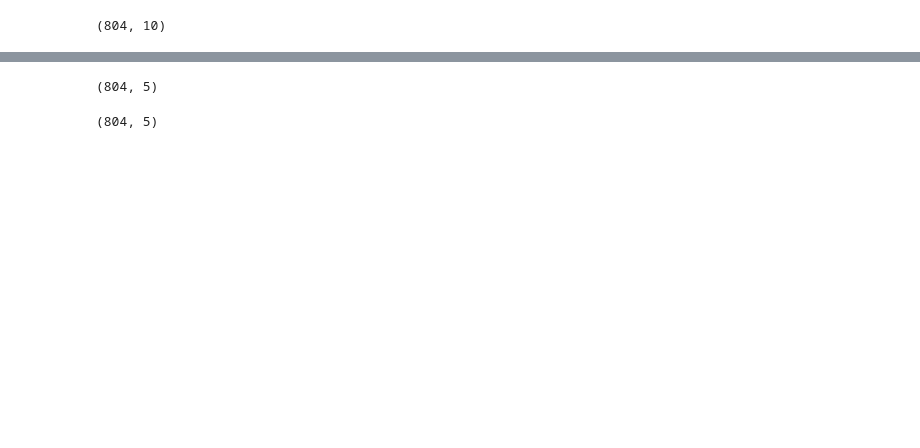
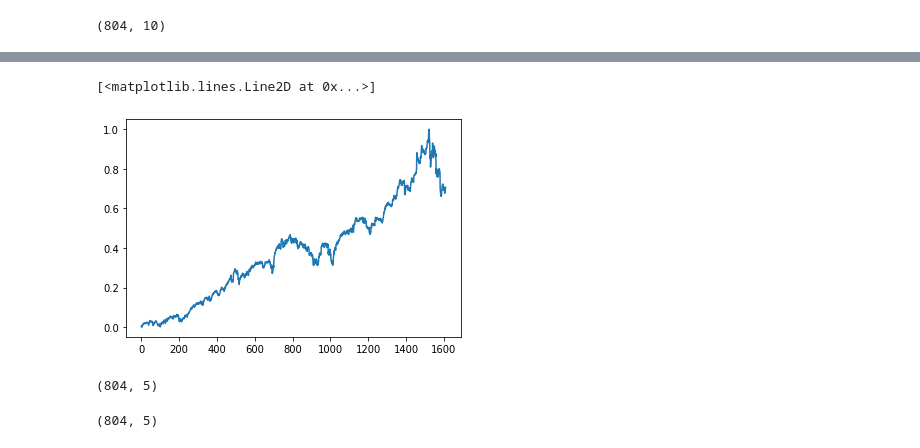
Before and after one commit to stevengogogo/ECEN649_FinalProject, a Jupyter notebook: script/EXP_fit_time_window.ipynb, the cells around one changed output, grey strips where cells are left out. Saved outputs shown, nothing was run; the diff lists cells and outputs as text; code cells hidden in the pictures; blank space fills up the shorter version.

```diff
--- a/script/EXP_fit_time_window.ipynb
+++ b/script/EXP_fit_time_window.ipynb
@@ -101 +149,6 @@ xy_train = (x_train, y_train)
+# %%
+plt.plot(get_orig(y_train))
+# %% [output]
+[<matplotlib.lines.Line2D at 0x...>]
+[figure, added]
 # %%
```
Also changed, not shown: parts of 22 cells of this notebook, 2 other files.
